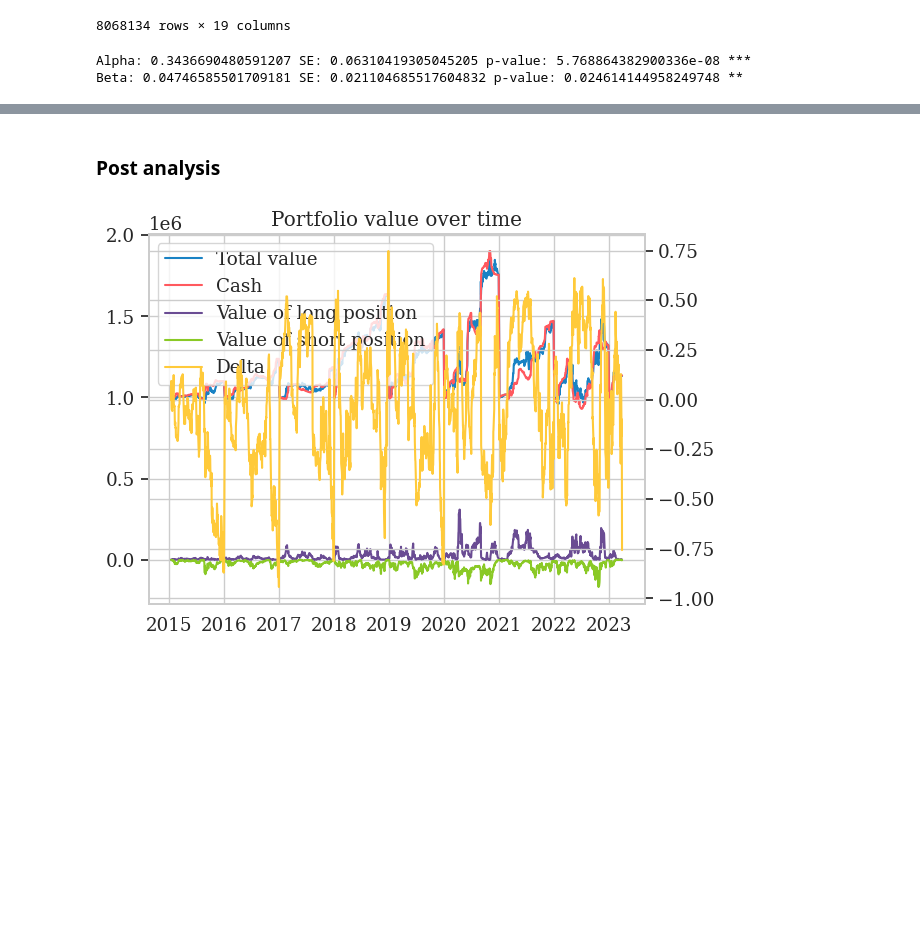
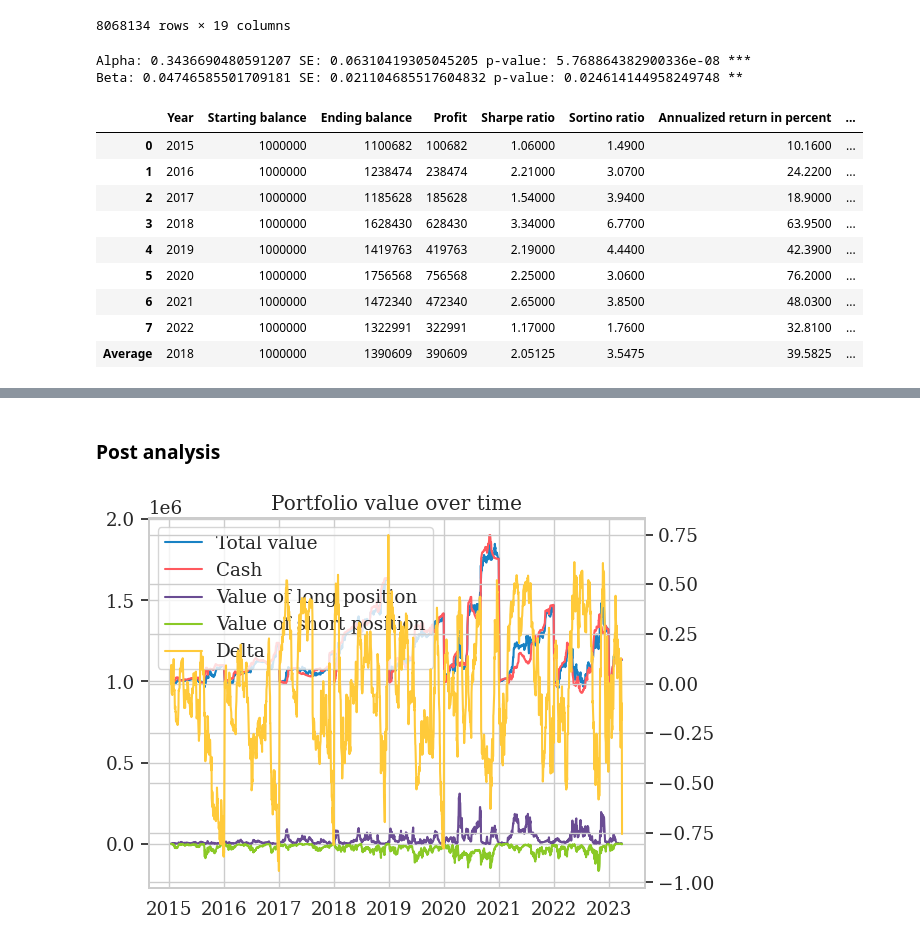
Before and after one commit to erlend-rygg/deep-learning-for-option-pricing, a Jupyter notebook: results_analysis/backtesting/backtesting_v15.ipynb, the cells around one changed output, grey strips where cells are left out. Drawn from its saved outputs; the diff is of its cells as text; code cells hidden in the pictures; blank space fills up the shorter version.

```diff
--- a/results_analysis/backtesting/backtesting_v15.ipynb
+++ b/results_analysis/backtesting/backtesting_v15.ipynb
@@ -607,0 +553,13 @@ Beta: 0.04746585501709181 SE: 0.021104685517604832 p-value: 0.024614144958249748
+# %%
+display(results)
+# %% [output]
+|  | Year | Starting balance | Ending balance | Profit | Sharpe ratio | Sortino ratio | Annualized return in percent | ... |
+| 0 | 2015 | 1000000 | 1100682 | 100682 | 1.06000 | 1.4900 | 10.1600 | ... |
+| 1 | 2016 | 1000000 | 1238474 | 238474 | 2.21000 | 3.0700 | 24.2200 | ... |
+| 2 | 2017 | 1000000 | 1185628 | 185628 | 1.54000 | 3.9400 | 18.9000 | ... |
+| 3 | 2018 | 1000000 | 1628430 | 628430 | 3.34000 | 6.7700 | 63.9500 | ... |
+| 4 | 2019 | 1000000 | 1419763 | 419763 | 2.19000 | 4.4400 | 42.3900 | ... |
+| 5 | 2020 | 1000000 | 1756568 | 756568 | 2.25000 | 3.0600 | 76.2000 | ... |
+| 6 | 2021 | 1000000 | 1472340 | 472340 | 2.65000 | 3.8500 | 48.0300 | ... |
+| 7 | 2022 | 1000000 | 1322991 | 322991 | 1.17000 | 1.7600 | 32.8100 | ... |
+| Average | 2018 | 1000000 | 1390609 | 390609 | 2.05125 | 3.5475 | 39.5825 | ... |
```
Also changed, not shown: parts of 8 cells of this notebook.
